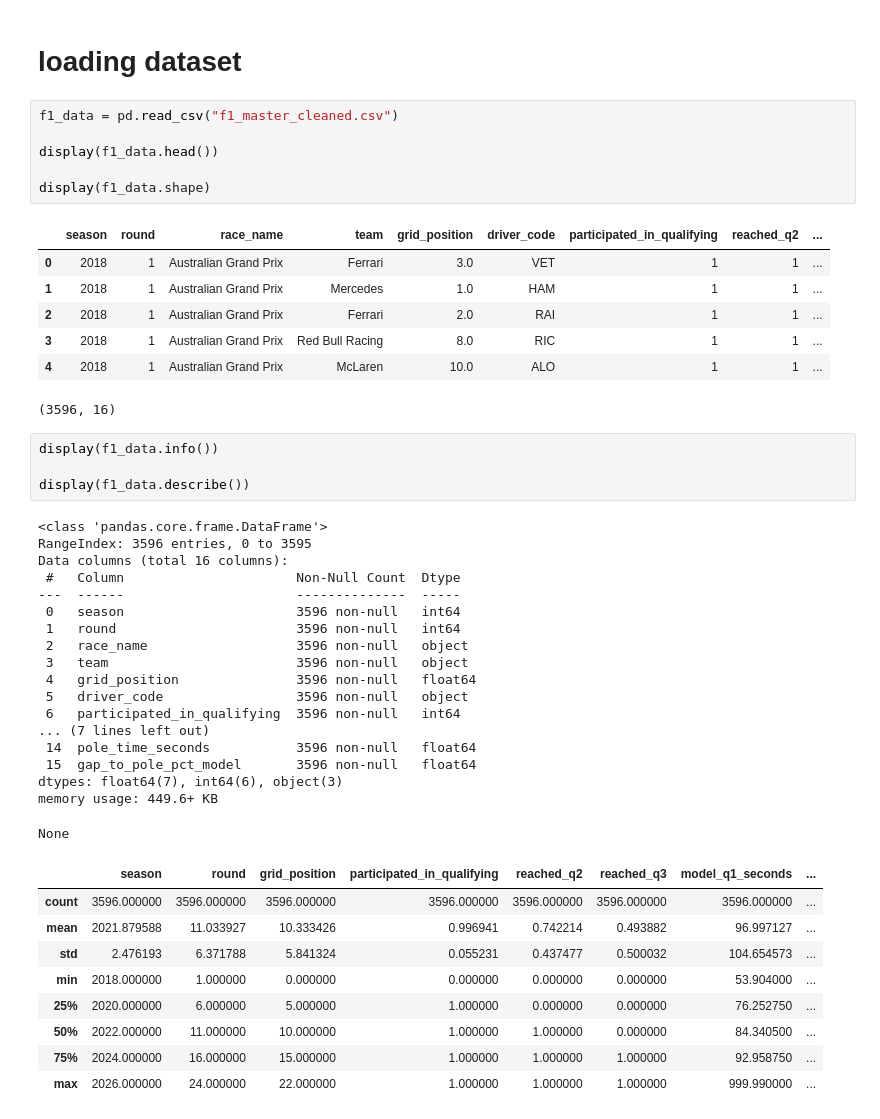
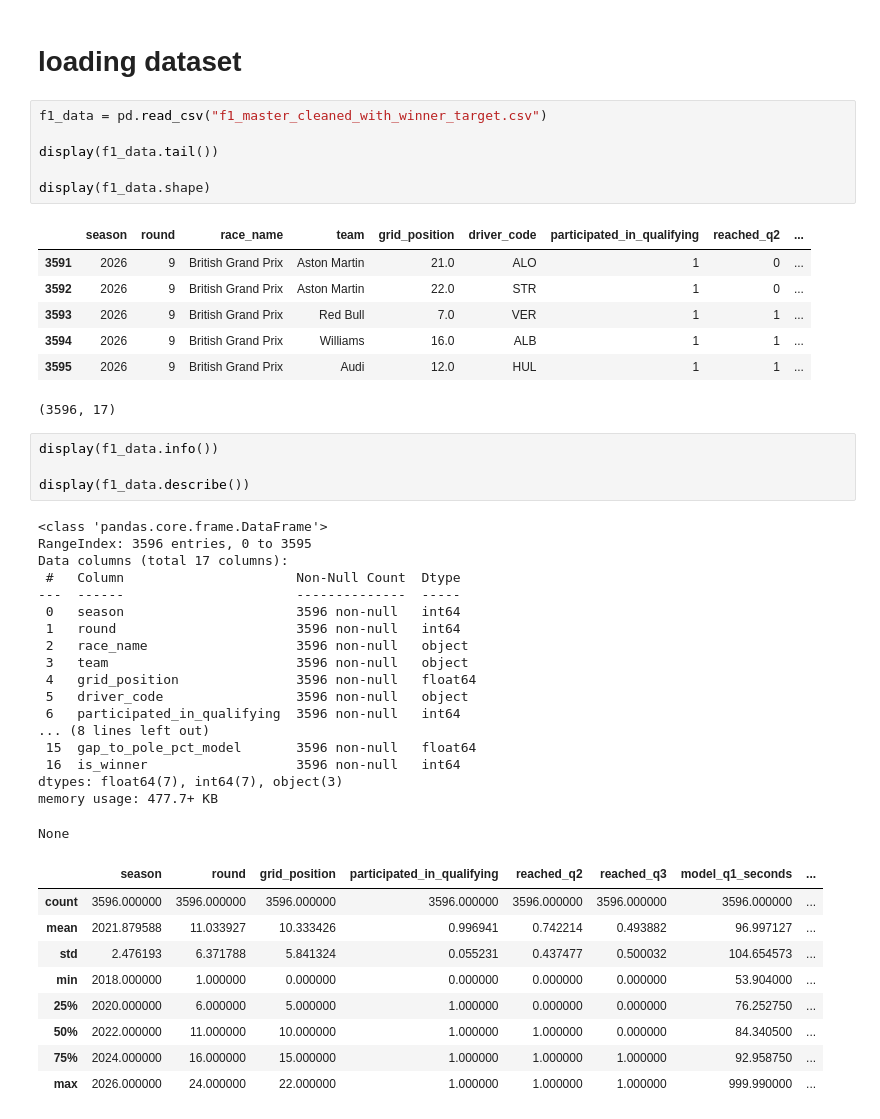
Before and after one commit to cs10101/F1_race_winner_prediction_model, a Jupyter notebook: F1_model_training_version_2.ipynb, the cells around one changed output. Drawn from its saved outputs; the diff is of its cells as text.

```diff
--- a/F1_model_training_version_2.ipynb
+++ b/F1_model_training_version_2.ipynb
@@ -10,19 +10,19 @@ import seaborn as sns
 # %% [markdown]
 # loading dataset
 # %%
-f1_data = pd.read_csv("f1_master_cleaned.csv")
+f1_data = pd.read_csv("f1_master_cleaned_with_winner_target.csv")
 
-display(f1_data.head())
+display(f1_data.tail())
 
 display(f1_data.shape)
 # %% [output]
 |  | season | round | race_name | team | grid_position | driver_code | participated_in_qualifying | reached_q2 | ... |
-| 0 | 2018 | 1 | Australian Grand Prix | Ferrari | 3.0 | VET | 1 | 1 | ... |
-| 1 | 2018 | 1 | Australian Grand Prix | Mercedes | 1.0 | HAM | 1 | 1 | ... |
-| 2 | 2018 | 1 | Australian Grand Prix | Ferrari | 2.0 | RAI | 1 | 1 | ... |
-| 3 | 2018 | 1 | Australian Grand Prix | Red Bull Racing | 8.0 | RIC | 1 | 1 | ... |
-| 4 | 2018 | 1 | Australian Grand Prix | McLaren | 10.0 | ALO | 1 | 1 | ... |
+| 3591 | 2026 | 9 | British Grand Prix | Aston Martin | 21.0 | ALO | 1 | 0 | ... |
+| 3592 | 2026 | 9 | British Grand Prix | Aston Martin | 22.0 | STR | 1 | 0 | ... |
+| 3593 | 2026 | 9 | British Grand Prix | Red Bull | 7.0 | VER | 1 | 1 | ... |
+| 3594 | 2026 | 9 | British Grand Prix | Williams | 16.0 | ALB | 1 | 1 | ... |
+| 3595 | 2026 | 9 | British Grand Prix | Audi | 12.0 | HUL | 1 | 1 | ... |
-(3596, 16)
+(3596, 17)
 # %%
 display(f1_data.info())
 
@@ -30,7 +30,7 @@ display(f1_data.describe())
 # %% [output]
 <class 'pandas.core.frame.DataFrame'>
 RangeIndex: 3596 entries, 0 to 3595
-Data columns (total 16 columns):
+Data columns (total 17 columns):
  #   Column                      Non-Null Count  Dtype
 ---  ------                      --------------  -----
  0   season                      3596 non-null   int64
@@ -40,11 +40,11 @@ Data columns (total 16 columns):
  4   grid_position               3596 non-null   float64
  5   driver_code                 3596 non-null   object
  6   participated_in_qualifying  3596 non-null   int64
-... (7 lines left out)
- 14  pole_time_seconds           3596 non-null   float64
+... (8 lines left out)
  15  gap_to_pole_pct_model       3596 non-null   float64
-dtypes: float64(7), int64(6), object(3)
-memory usage: 449.6+ KB
+ 16  is_winner                   3596 non-null   int64
+dtypes: float64(7), int64(7), object(3)
+memory usage: 477.7+ KB
 None
 |  | season | round | grid_position | participated_in_qualifying | reached_q2 | reached_q3 | model_q1_seconds | ... |
 | count | 3596.000000 | 3596.000000 | 3596.000000 | 3596.000000 | 3596.000000 | 3596.000000 | 3596.000000 | ... |
```
Also changed, not shown: parts of 12 cells of this notebook.
